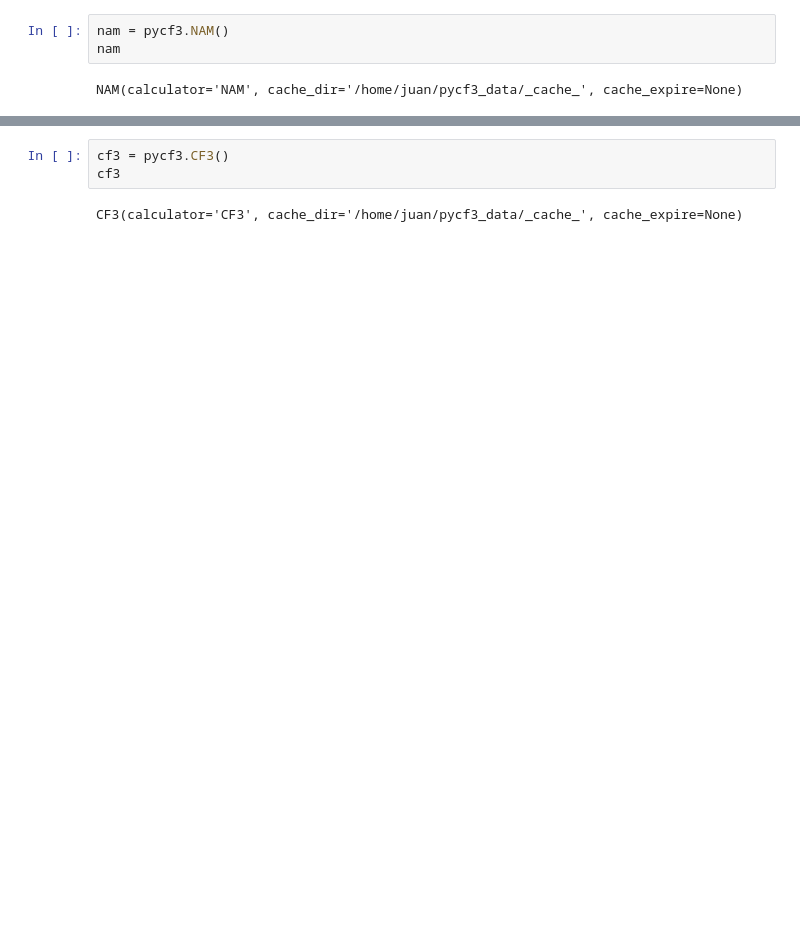
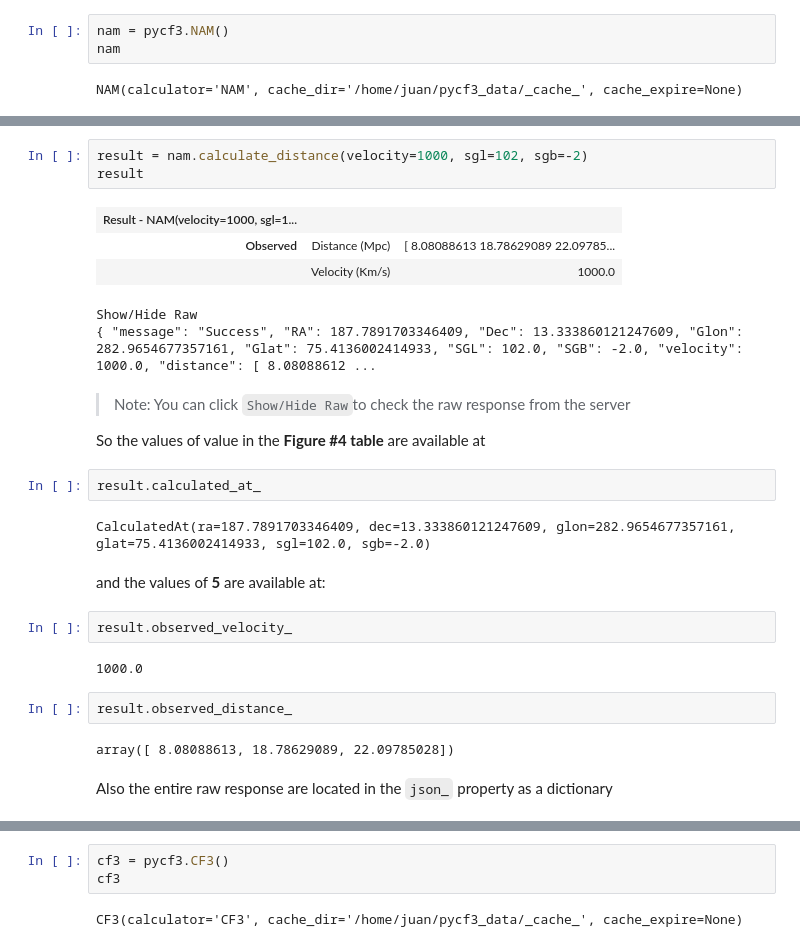
Before and after one commit to quatrope/pycf3, a Jupyter notebook: docs/source/tutorial.ipynb, the cells around one changed output, grey strips where cells are left out. Drawn from its saved outputs; the diff is of its cells as text; blank space fills up the shorter version.

```diff
--- a/docs/source/tutorial.ipynb
+++ b/docs/source/tutorial.ipynb
@@ -42,0 +53,29 @@ and next the  Cosmic Flows-3 Client
+# %%
+result = nam.calculate_distance(velocity=1000, sgl=102, sgb=-2)
+result
+# %% [output]
+| Result - NAM(velocity=1000, sgl=1... |  |  |
+| Observed | Distance (Mpc) | [ 8.08088613 18.78629089 22.09785... |
+|  | Velocity (Km/s) | 1000.0 |
+Show/Hide Raw
+{ "message": "Success", "RA": 187.7891703346409, "Dec": 13.333860121247609, "Glon": 282.9654677357161, "Glat": 75.4136002414933, "SGL": 102.0, "SGB": -2.0, "velocity": 1000.0, "distance": [ 8.08088612 ...
+# %% [markdown]
+> Note: You can click `Show/Hide Raw`to check the raw response from the server
+
+So the values of value in the **Figure #4 table** are available at
+# %%
+result.calculated_at_
+# %% [output]
+CalculatedAt(ra=187.7891703346409, dec=13.333860121247609, glon=282.9654677357161, glat=75.4136002414933, sgl=102.0, sgb=-2.0)
+# %% [markdown]
+and the values of **5** are available at:
+# %%
+result.observed_velocity_
+# %% [output]
+1000.0
+# %%
+result.observed_distance_
+# %% [output]
+array([ 8.08088613, 18.78629089, 22.09785028])
+# %% [markdown]
+Also the entire raw response are located in the `json_` property as a dictionary
```
Also changed, not shown: parts of 37 cells of this notebook, 1 other file.
